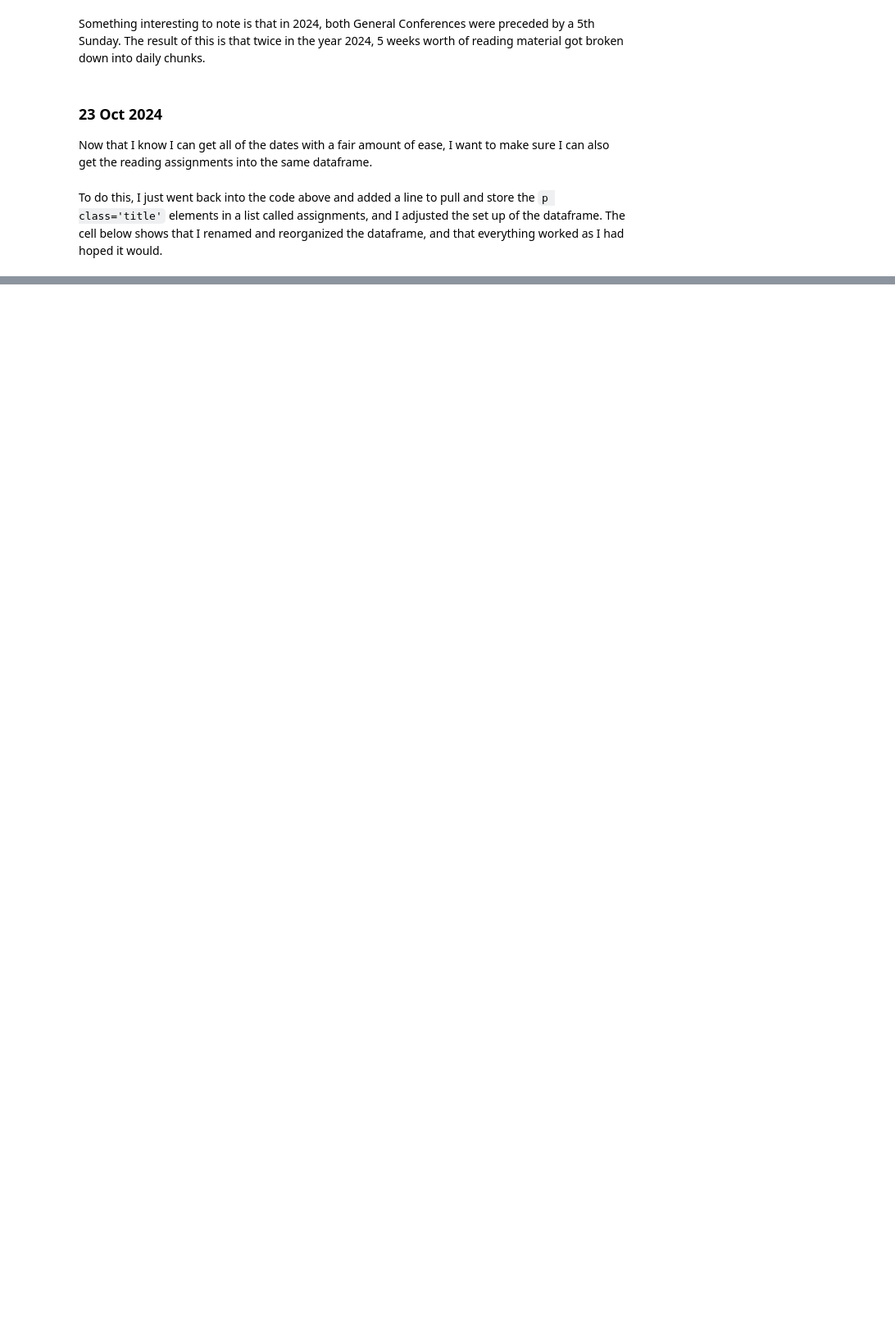
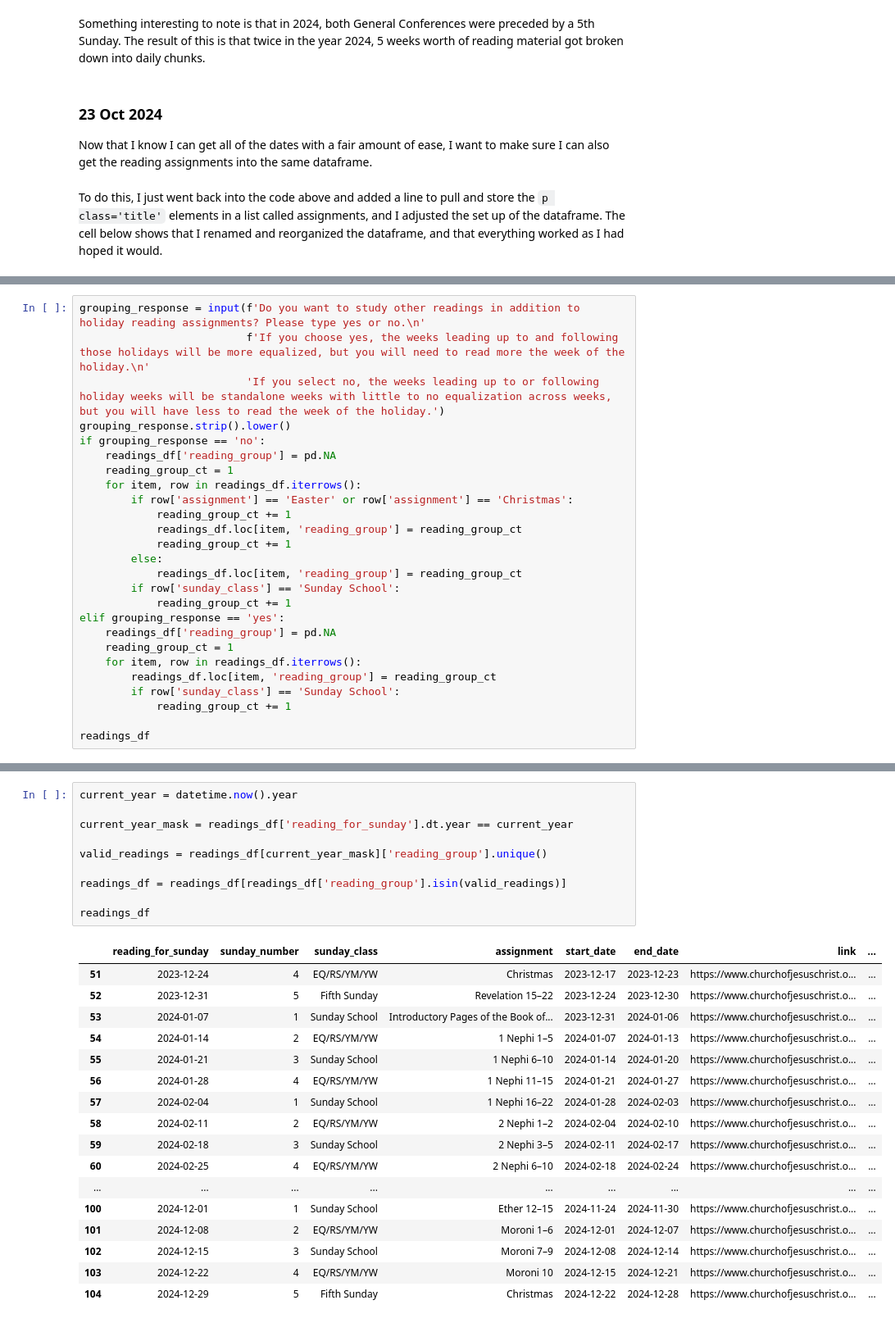
Before and after one commit to bfranx62/come-follow-me-breakdown-builder, a Jupyter notebook: Dates Webscraping Notebook.ipynb, the cells around one changed output, grey strips where cells are left out. Shown: that part at 82% size. Drawn from its saved outputs; the diff is of its cells as text; blank space fills up the shorter version.

```diff
--- a/Dates Webscraping Notebook.ipynb
+++ b/Dates Webscraping Notebook.ipynb
@@ -265,0 +270,26 @@ readings_df
+# %%
+grouping_response = input(f'Do you want to study other readings in addition to holiday reading assignments? Please type yes or no.\n'
+                          f'If you choose yes, the weeks leading up to and following those holidays will be more equalized, but you will need to read more the week of the holiday.\n'
+                          'If you select no, the weeks leading up to or following holiday weeks will be standalone weeks with little to no equalization across weeks, but you will have less to read the week of the holiday.')
+grouping_response.strip().lower()
+if grouping_response == 'no':
+    readings_df['reading_group'] = pd.NA
+    reading_group_ct = 1
+    for item, row in readings_df.iterrows():
+        if row['assignment'] == 'Easter' or row['assignment'] == 'Christmas':
+            reading_group_ct += 1
+            readings_df.loc[item, 'reading_group'] = reading_group_ct
+            reading_group_ct += 1
+        else:
+            readings_df.loc[item, 'reading_group'] = reading_group_ct
+        if row['sunday_class'] == 'Sunday School':
+            reading_group_ct += 1
+elif grouping_response == 'yes':
+    readings_df['reading_group'] = pd.NA
+    reading_group_ct = 1
+    for item, row in readings_df.iterrows():
+        readings_df.loc[item, 'reading_group'] = reading_group_ct
+        if row['sunday_class'] == 'Sunday School':
+            reading_group_ct += 1
+
+readings_df
@@ -265,0 +315,28 @@ readings_df
+# %%
+current_year = datetime.now().year
+
+current_year_mask = readings_df['reading_for_sunday'].dt.year == current_year
+
+valid_readings = readings_df[current_year_mask]['reading_group'].unique()
+
+readings_df = readings_df[readings_df['reading_group'].isin(valid_readings)]
+
+readings_df
+# %% [output]
+|  | reading_for_sunday | sunday_number | sunday_class | assignment | start_date | end_date | link | ... |
+| 51 | 2023-12-24 | 4 | EQ/RS/YM/YW | Christmas | 2023-12-17 | 2023-12-23 | https://www.churchofjesuschrist.o... | ... |
+| 52 | 2023-12-31 | 5 | Fifth Sunday | Revelation 15–22 | 2023-12-24 | 2023-12-30 | https://www.churchofjesuschrist.o... | ... |
+| 53 | 2024-01-07 | 1 | Sunday School | Introductory Pages of the Book of... | 2023-12-31 | 2024-01-06 | https://www.churchofjesuschrist.o... | ... |
+| 54 | 2024-01-14 | 2 | EQ/RS/YM/YW | 1 Nephi 1–5 | 2024-01-07 | 2024-01-13 | https://www.churchofjesuschrist.o... | ... |
+| 55 | 2024-01-21 | 3 | Sunday School | 1 Nephi 6–10 | 2024-01-14 | 2024-01-20 | https://www.churchofjesuschrist.o... | ... |
+| 56 | 2024-01-28 | 4 | EQ/RS/YM/YW | 1 Nephi 11–15 | 2024-01-21 | 2024-01-27 | https://www.churchofjesuschrist.o... | ... |
+| 57 | 2024-02-04 | 1 | Sunday School | 1 Nephi 16–22 | 2024-01-28 | 2024-02-03 | https://www.churchofjesuschrist.o... | ... |
+| 58 | 2024-02-11 | 2 | EQ/RS/YM/YW | 2 Nephi 1–2 | 2024-02-04 | 2024-02-10 | https://www.churchofjesuschrist.o... | ... |
+| 59 | 2024-02-18 | 3 | Sunday School | 2 Nephi 3–5 | 2024-02-11 | 2024-02-17 | https://www.churchofjesuschrist.o... | ... |
+| 60 | 2024-02-25 | 4 | EQ/RS/YM/YW | 2 Nephi 6–10 | 2024-02-18 | 2024-02-24 | https://www.churchofjesuschrist.o... | ... |
+| ... | ... | ... | ... | ... | ... | ... | ... | ... |
+| 100 | 2024-12-01 | 1 | Sunday School | Ether 12–15 | 2024-11-24 | 2024-11-30 | https://www.churchofjesuschrist.o... | ... |
+| 101 | 2024-12-08 | 2 | EQ/RS/YM/YW | Moroni 1–6 | 2024-12-01 | 2024-12-07 | https://www.churchofjesuschrist.o... | ... |
+| 102 | 2024-12-15 | 3 | Sunday School | Moroni 7–9 | 2024-12-08 | 2024-12-14 | https://www.churchofjesuschrist.o... | ... |
+| 103 | 2024-12-22 | 4 | EQ/RS/YM/YW | Moroni 10 | 2024-12-15 | 2024-12-21 | https://www.churchofjesuschrist.o... | ... |
+| 104 | 2024-12-29 | 5 | Fifth Sunday | Christmas | 2024-12-22 | 2024-12-28 | https://www.churchofjesuschrist.o... | ... |
```
Also changed, not shown: parts of 19 cells of this notebook.
